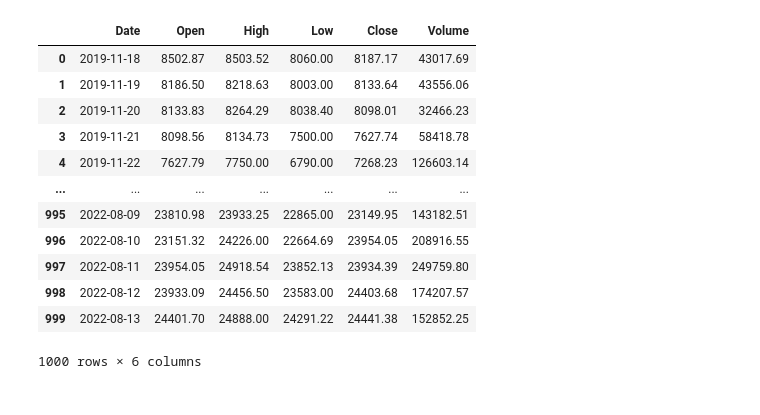
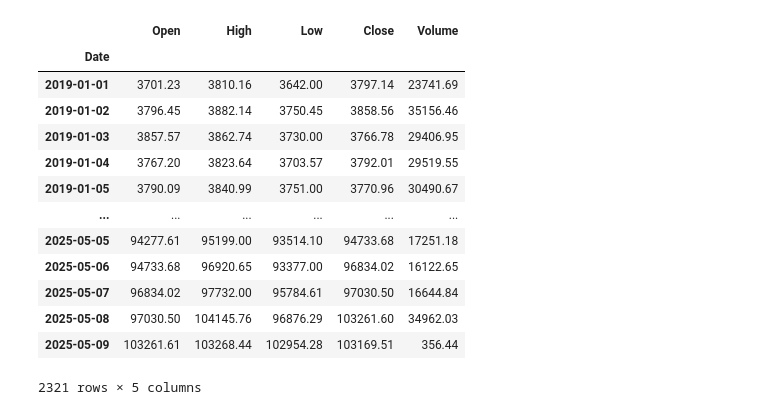
Before and after one commit to 333Rosky/BTC_Trendfollowing, a Jupyter notebook: main.ipynb, the cells around one changed output. Cells and saved outputs as stored; diff of their text form; code cells hidden in the pictures.

```diff
--- a/main.ipynb
+++ b/main.ipynb
@@ -4,43 +4,57 @@ import pandas as pd
 import datetime
 import numpy as np
 # %%
+import os
 import requests
 import pandas as pd
+import time
+
+# Récupérer la clé API depuis les variables d'environnement
+api_key = os.getenv('BINANCE_API_KEY')
 
 url = "https://api.binance.com/api/v3/klines"
 symbol = "BTCUSDT"
 interval = "1d"
 limit = 1000
-end_time = None
+
+headers = {
+    'X-MBX-APIKEY': api_key
+}
+
+# Initialiser une liste pour stocker les données
 all_data = []
+
+# Définir le startTime initial (par exemple, 2019-01-01)
+start_time = int(pd.Timestamp('2019-01-01').timestamp() * 1000)
 
 while True:
     params = {
         "symbol": symbol,
         "interval": interval,
         "limit": limit,
-        "endTime": end_time
+        "startTime": start_time
     }
-    response = requests.get(url, params=params)
+
+    response = requests.get(url, headers=headers, params=params)
     data = response.json()
 
     if not data:
         break
 
     all_data.extend(data)
-    end_time = data[0][0]
 
-    if len(all_data) >= 1400:
-        break
+    # Mettre à jour startTime pour la prochaine requête
+    start_time = data[-1][0] + 1
 
-df = pd.DataFrame(all_data, columns=['Open time', 'Open', 'High', 'Low', 'Close', 'Volume',
-                                     'Close time', 'Quote asset volume', 'Number of trades',
-                                     'Taker buy base volume', 'Taker buy quote volume', 'Ignore'])
+    # Pause pour éviter de dépasser les limites de l'API
+    time.sleep(1)
 
+# Convertir les données en DataFrame
+df = pd.DataFrame(all_data, columns=['Open time', 'Open', 'High', 'Low', 'Close', 'Volume', 'Close time', 'Quote asset volume', 'Number of trades', 'Taker buy base asset volume', 'Taker buy quote asset volume', 'Ignore'])
+
+# Convertir les timestamps en dates
 df['Open time'] = pd.to_datetime(df['Open time'], unit='ms')
 df['Close time'] = pd.to_datetime(df['Close time'], unit='ms')
 
-df = df.iloc[::-1].reset_index(drop=True)
-
 print(df)
 # %% [output]
@@ -87,8 +78,8 @@ data
 # %%
-df = pd.DataFrame(data, columns=['Date', 'Open', 'High', 'Low', 'Close', 'Volume',
-           'Close time', 'Quote asset volume', 'Number of trades',
-           'Taker buy base volume', 'Taker buy quote volume', 'Ignore'])
+df = df.rename(columns={'Open time': 'Date'})
+
 df['Date'] = pd.to_datetime(df['Date'], unit='ms')
+
 df
 # %% [output]
 |  | Date | Open | High | Low | Close | Volume | Close time | Quote asset volume | ... |
@@ -107,21 +98,24 @@ df
 # %%
 df_filtered = df[['Date', 'Open', 'High', 'Low', 'Close', 'Volume']].copy()
 cols = ['Open', 'High', 'Low', 'Close', 'Volume']
 df_filtered[cols] = df_filtered[cols].astype(float).round(2)
 df_filtered['Date'] = df_filtered['Date'].dt.strftime('%Y-%m-%d')
 
+df_filtered.set_index('Date', inplace=True)
+
 df_filtered
 # %% [output]
-|  | Date | Open | High | Low | Close | Volume |
-| 0 | 2019-11-18 | 8502.87 | 8503.52 | 8060.00 | 8187.17 | 43017.69 |
-| 1 | 2019-11-19 | 8186.50 | 8218.63 | 8003.00 | 8133.64 | 43556.06 |
-| 2 | 2019-11-20 | 8133.83 | 8264.29 | 8038.40 | 8098.01 | 32466.23 |
-| 3 | 2019-11-21 | 8098.56 | 8134.73 | 7500.00 | 7627.74 | 58418.78 |
-| 4 | 2019-11-22 | 7627.79 | 7750.00 | 6790.00 | 7268.23 | 126603.14 |
-| ... | ... | ... | ... | ... | ... | ... |
-| 995 | 2022-08-09 | 23810.98 | 23933.25 | 22865.00 | 23149.95 | 143182.51 |
-| 996 | 2022-08-10 | 23151.32 | 24226.00 | 22664.69 | 23954.05 | 208916.55 |
-| 997 | 2022-08-11 | 23954.05 | 24918.54 | 23852.13 | 23934.39 | 249759.80 |
-| 998 | 2022-08-12 | 23933.09 | 24456.50 | 23583.00 | 24403.68 | 174207.57 |
-| 999 | 2022-08-13 | 24401.70 | 24888.00 | 24291.22 | 24441.38 | 152852.25 |
+|  | Open | High | Low | Close | Volume |
+| Date |  |  |  |  |  |
+| 2019-01-01 | 3701.23 | 3810.16 | 3642.00 | 3797.14 | 23741.69 |
+| 2019-01-02 | 3796.45 | 3882.14 | 3750.45 | 3858.56 | 35156.46 |
+| 2019-01-03 | 3857.57 | 3862.74 | 3730.00 | 3766.78 | 29406.95 |
+| 2019-01-04 | 3767.20 | 3823.64 | 3703.57 | 3792.01 | 29519.55 |
+| 2019-01-05 | 3790.09 | 3840.99 | 3751.00 | 3770.96 | 30490.67 |
+| ... | ... | ... | ... | ... | ... |
+| 2025-05-05 | 94277.61 | 95199.00 | 93514.10 | 94733.68 | 17251.18 |
+| 2025-05-06 | 94733.68 | 96920.65 | 93377.00 | 96834.02 | 16122.65 |
+| 2025-05-07 | 96834.02 | 97732.00 | 95784.61 | 97030.50 | 16644.84 |
+| 2025-05-08 | 97030.50 | 104145.76 | 96876.29 | 103261.60 | 34962.03 |
+| 2025-05-09 | 103261.61 | 103268.44 | 102954.28 | 103169.51 | 356.44 |
-1000 rows × 6 columns
+2321 rows × 5 columns
```
Also changed, not shown: parts of 20 cells of this notebook.
